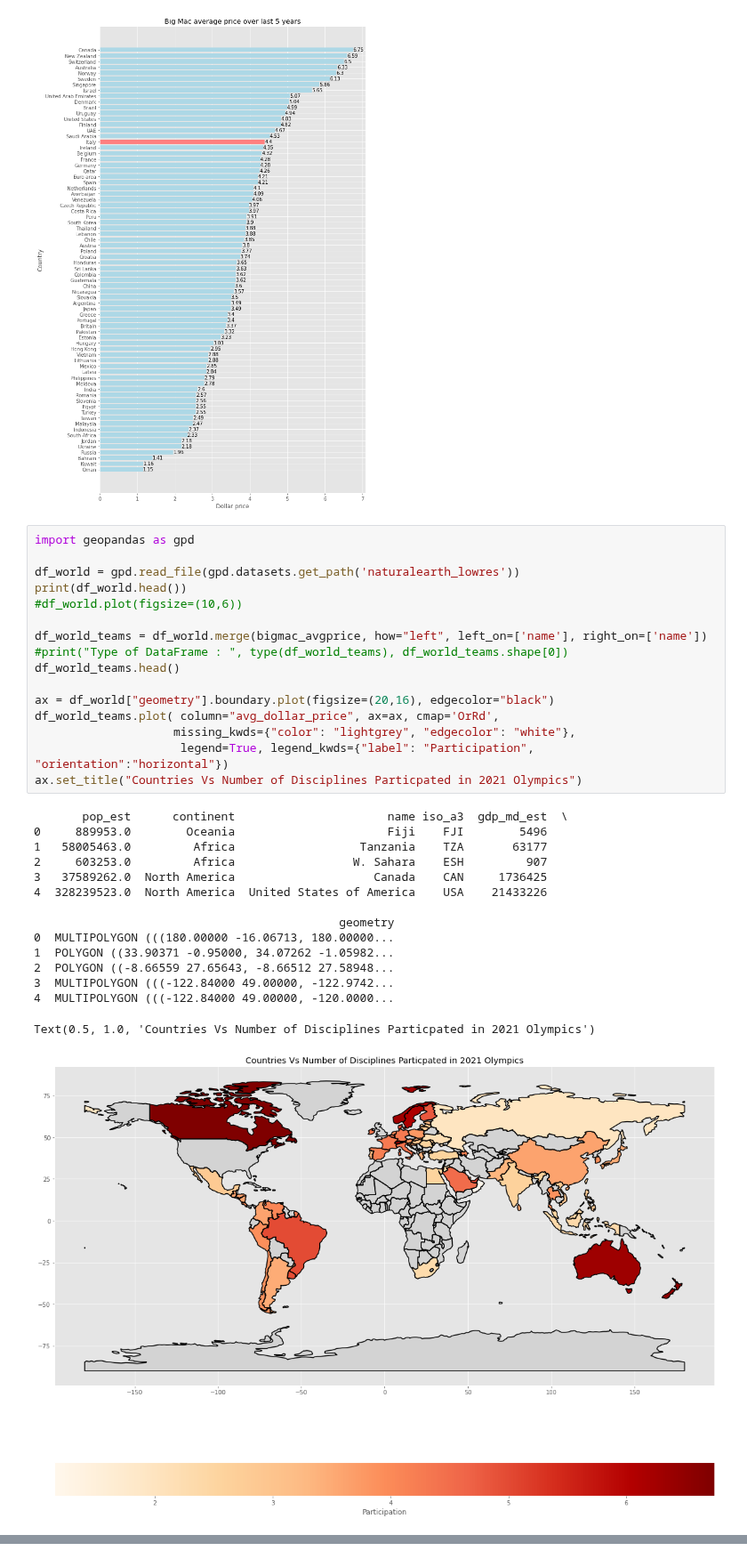
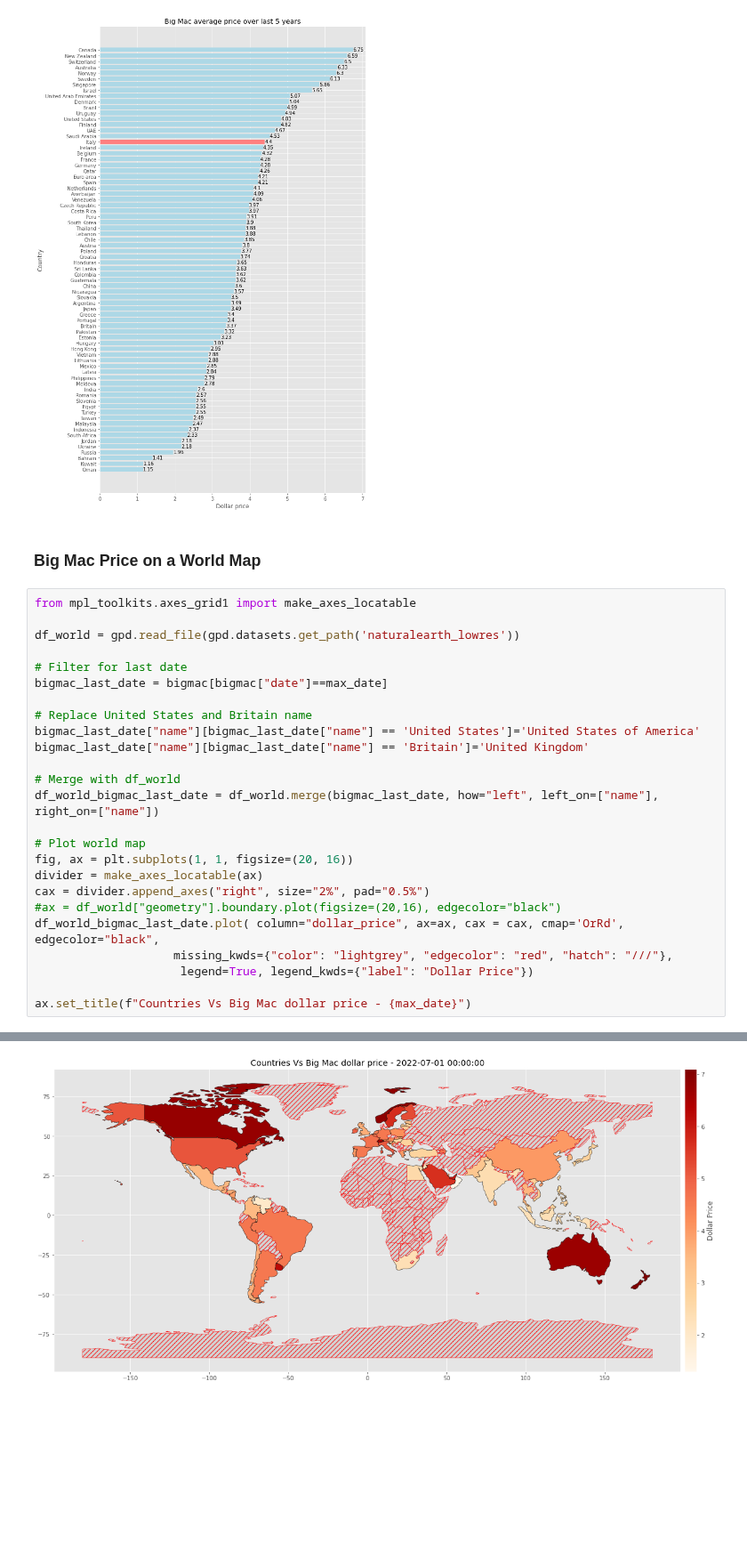
Before and after one commit to mirko-leccese/Big-Mac-Price-Analysis, a Jupyter notebook: BigMac-price-analysis.ipynb, the cells around one changed output, grey strips where cells are left out. Shown at 89% size. Drawn from its saved outputs; the diff is of its cells as text; blank space fills up the shorter version.

Commit message:
customize world map plot

```diff
--- a/BigMac-price-analysis.ipynb
+++ b/BigMac-price-analysis.ipynb
@@ -200,35 +201,31 @@ plt.show()
 # %% [output]
 2022
 [figure]
-# %%
-import geopandas as gpd
-
-df_world = gpd.read_file(gpd.datasets.get_path('naturalearth_lowres'))
-print(df_world.head())
-#df_world.plot(figsize=(10,6))
-
-df_world_teams = df_world.merge(bigmac_avgprice, how="left", left_on=['name'], right_on=['name'])
-#print("Type of DataFrame : ", type(df_world_teams), df_world_teams.shape[0])
-df_world_teams.head()
-
-ax = df_world["geometry"].boundary.plot(figsize=(20,16), edgecolor="black")
-df_world_teams.plot( column="avg_dollar_price", ax=ax, cmap='OrRd',
-                    missing_kwds={"color": "lightgrey", "edgecolor": "white"},
-                     legend=True, legend_kwds={"label": "Participation", "orientation":"horizontal"})
-ax.set_title("Countries Vs Number of Disciplines Particpated in 2021 Olympics")
-# %% [output]
-       pop_est      continent                      name iso_a3  gdp_md_est  \
-0     889953.0        Oceania                      Fiji    FJI        5496
-1   58005463.0         Africa                  Tanzania    TZA       63177
-2     603253.0         Africa                 W. Sahara    ESH         907
-3   37589262.0  North America                    Canada    CAN     1736425
-4  328239523.0  North America  United States of America    USA    21433226
-
-                                            geometry
-0  MULTIPOLYGON (((180.00000 -16.06713, 180.00000...
-1  POLYGON ((33.90371 -0.95000, 34.07262 -1.05982...
-2  POLYGON ((-8.66559 27.65643, -8.66512 27.58948...
-3  MULTIPOLYGON (((-122.84000 49.00000, -122.9742...
-4  MULTIPOLYGON (((-122.84000 49.00000, -120.0000...
-Text(0.5, 1.0, 'Countries Vs Number of Disciplines Particpated in 2021 Olympics')
-[figure, removed]
+# %% [markdown]
+### Big Mac Price on a World Map
+# %%
+from mpl_toolkits.axes_grid1 import make_axes_locatable
+
+df_world = gpd.read_file(gpd.datasets.get_path('naturalearth_lowres'))
+
+# Filter for last date
+bigmac_last_date = bigmac[bigmac["date"]==max_date]
+
+# Replace United States and Britain name
+bigmac_last_date["name"][bigmac_last_date["name"] == 'United States']='United States of America'
+bigmac_last_date["name"][bigmac_last_date["name"] == 'Britain']='United Kingdom'
+
+# Merge with df_world
+df_world_bigmac_last_date = df_world.merge(bigmac_last_date, how="left", left_on=["name"], right_on=["name"])
+
+# Plot world map
+fig, ax = plt.subplots(1, 1, figsize=(20, 16))
+divider = make_axes_locatable(ax)
+cax = divider.append_axes("right", size="2%", pad="0.5%")
+#ax = df_world["geometry"].boundary.plot(figsize=(20,16), edgecolor="black")
+df_world_bigmac_last_date.plot( column="dollar_price", ax=ax, cax = cax, cmap='OrRd', edgecolor="black",
+                    missing_kwds={"color": "lightgrey", "edgecolor": "red", "hatch": "///"},
+                     legend=True, legend_kwds={"label": "Dollar Price"})
+
+ax.set_title(f"Countries Vs Big Mac dollar price - {max_date}")
+# %% [output]
@@ -234,0 +250 @@ Text(0.5, 1.0, 'Countries Vs Number of Disciplines Particpated in 2021 Olympics'
+[figure, added]
```
Also changed, not shown: parts of 2 cells of this notebook.
